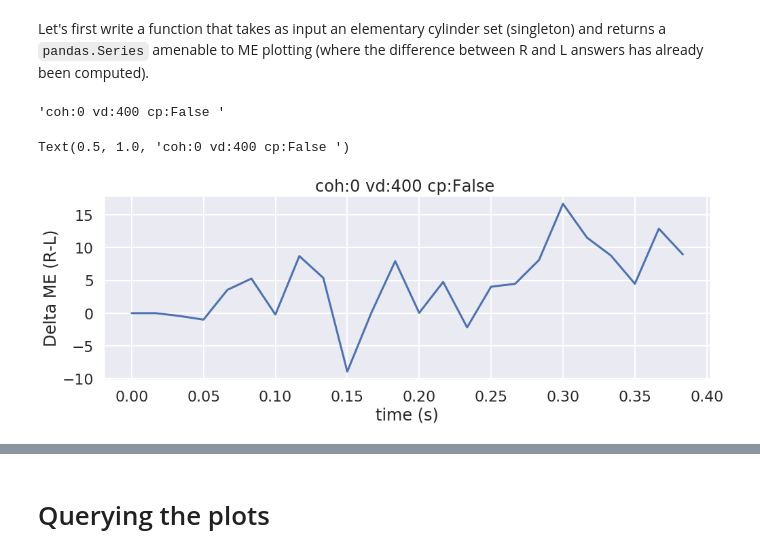
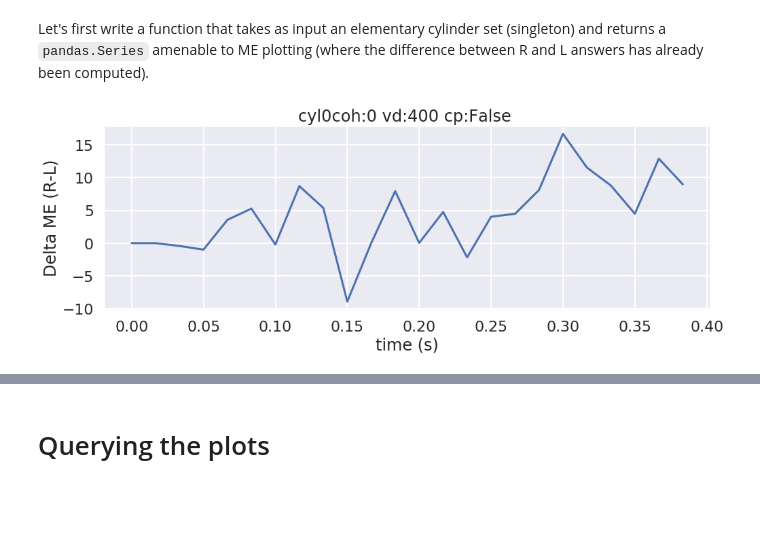
Before and after one commit to aernesto/motion_energy_Adrian, a Jupyter notebook: Python/notebooks/ME_pilot_summer_2019_II.ipynb, the cells around one changed output, grey strips where cells are left out. Cells and saved outputs as stored; diff of their text form; code cells hidden in the pictures; blank space fills up the shorter version.

Commit message:
plot cylinders 0-12

```diff
--- a/Python/notebooks/ME_pilot_summer_2019_II.ipynb
+++ b/Python/notebooks/ME_pilot_summer_2019_II.ipynb
@@ -115,9 +113,6 @@ def compute_ME_diff(cylinder, object_names, uniform_shape, database_info):
 
     final = righties['ME'] - lefties['ME']
     return final
-# %%
-cyl = {'coh': [0], 'vd': [400], 'cp': [False]}
-d = compute_ME_diff(cyl, obj_names, 50, db_info)
 # %%
 def print_cyl(cyl):
     base = ''
@@ -128,7 +123,3 @@ def print_cyl(cyl):
         base = base[:-1]  # delete trailing -
         base += ' '
     return base
-# %%
-print_cyl(cyl)
-# %% [output]
-'coh:0 vd:400 cp:False '
@@ -135,9 +132,39 @@ print_cyl(cyl)
+# %%
+CYLINDERS = (
+    (('coh', (0,), 'vd', (400,), 'cp', (False,)), False),                      # 0
+    (('coh', (0,), 'vd', (400,), 'cp', (False,), 'subject', (1,)), False),     # 1
+    (('coh', (0,), 'vd', (400,), 'cp', (False,), 'subject', (2,)), False),     # 2
+    (('coh', (0,), 'vd', (400,), 'cp', (False,), 'subject', (3,)), False),     # 3
+    (('coh', (0,), 'vd', (400,), 'cp', (False,), 'subject', (4,)), False),     # 4
+    (('coh', (0,), 'vd', (400,), 'cp', (False,), 'subject', (5,)), False),     # 5
+    (('coh', (100,), 'vd', (400,), 'cp', (False,)), False),                    # 6
+    (('coh', (100,), 'dir', ('left',), 'vd', (400,), 'cp', (False,)), False),  # 7 -- NOT ENOUGH TRIALS
+    (('coh', (100,), 'dir', ('right',), 'vd', (400,), 'cp', (False,)), False), # 8 -- NOT ENOUGH TRIALS
+    (('coh', (0,), 'vd', (400,), 'cp', (True,), 'dir', ('right',)), False),    # 9
+    (('coh', (0,), 'vd', (400,), 'cp', (True,), 'dir', ('left',)), False),     # 10
+    (('coh', (0,), 'vd', (400,), 'cp', (True,), 'dir', ('right',), 'pcp', (.2,)), False),     # 11
+    (('coh', (0,), 'vd', (400,), 'cp', (True,), 'dir', ('left',), 'pcp', (.8,)), False),      # 12
+)
 # %%
-plt.rcParams["figure.figsize"] = (16, 5) # (w, h) # figure size
-plt.plot(d)
-plt.ylabel('Delta ME (R-L)')
-plt.xlabel('time (s)')
-plt.title(print_cyl(cyl))
+def plot_cyl(cyl_number, plot=True, return_series=False):
+    tuple_cyl, replot = CYLINDERS[cyl_number]
+    cyl = build_cyl(tuple_cyl)
+    if plot and replot:
+        d = compute_ME_diff(cyl, obj_names, 50, db_info)
+        plt.rcParams["figure.figsize"] = (16, 5) # (w, h) # figure size
+        plt.plot(d)
+        plt.ylabel('Delta ME (R-L)')
+        plt.xlabel('time (s)')
+        plt.title('cyl' + str(cyl_number) + print_cyl(cyl));
+        if return_series:
+            return d
+    else:
+        if return_series:
+            return compute_ME_diff(cyl, obj_names, 50, db_info)
+        else:
+            print(f'nothing was done as plot={plot} and return_series={return_series}')
-# %% [output]
-Text(0.5, 1.0, 'coh:0 vd:400 cp:False ')
-[figure, removed]
+# %%
+# takes roughly 3min to compute on laptop
+plot_cyl(0)
+# %% [output]
+[figure, added]
```
Also changed, not shown: parts of 12 cells of this notebook.
